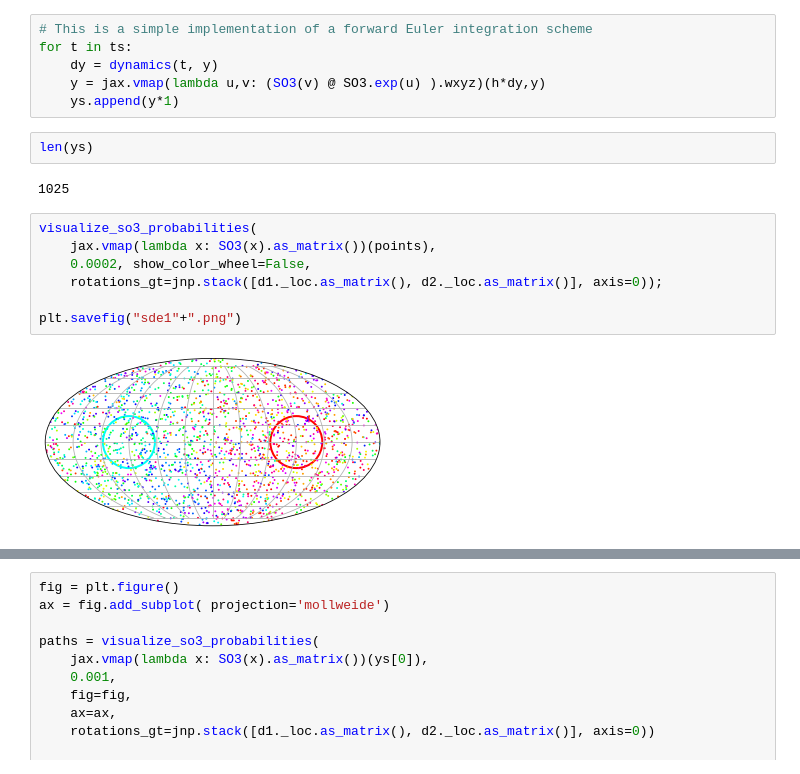
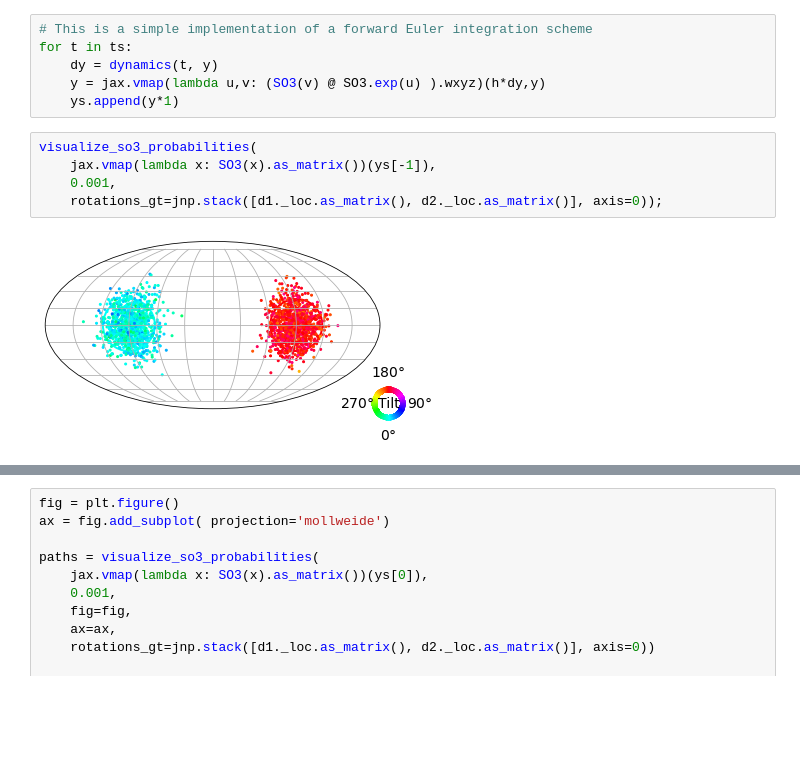
Before and after one commit to McWilliamsCenter/SO3DiffusionModels, a Jupyter notebook: notebooks/SDE_demo.ipynb, the cells around one changed output, grey strips where cells are left out. Saved outputs shown, nothing was run; the diff lists cells and outputs as text; blank space fills up the shorter version.

```diff
--- a/notebooks/SDE_demo.ipynb
+++ b/notebooks/SDE_demo.ipynb
@@ -284,16 +274,10 @@ for t in ts:
     dy = dynamics(t, y)
     y = jax.vmap(lambda u,v: (SO3(v) @ SO3.exp(u) ).wxyz)(h*dy,y)
     ys.append(y*1)
-# %%
-len(ys)
-# %% [output]
-1025
 # %%
 visualize_so3_probabilities(
-    jax.vmap(lambda x: SO3(x).as_matrix())(points),
-    0.0002, show_color_wheel=False,
+    jax.vmap(lambda x: SO3(x).as_matrix())(ys[-1]),
+    0.001,
     rotations_gt=jnp.stack([d1._loc.as_matrix(), d2._loc.as_matrix()], axis=0));
-
-plt.savefig("sde1"+".png")
 # %% [output]
-[figure, old version]
+[figure, new version]
```
Also changed, not shown: parts of 13 cells of this notebook.
